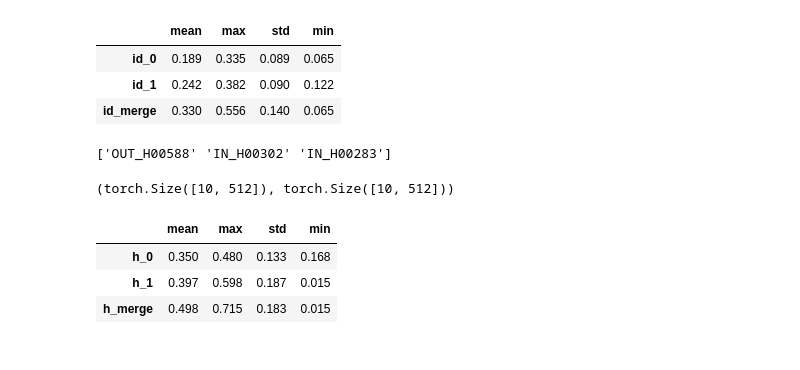
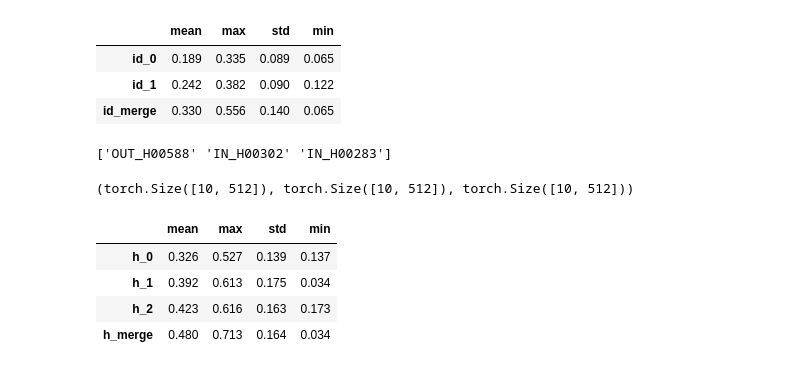
Before and after one commit to estkts2/4th_tr1_etc, a Jupyter notebook: reid_eda.ipynb, the cells around one changed output. Cells and saved outputs as stored; diff of their text form; code cells hidden in the pictures.

```diff
--- a/reid_eda.ipynb
+++ b/reid_eda.ipynb
@@ -155,19 +155,22 @@ sample_h_2 = df.query('H ==  @hs[1]').sample(n=10)['path'].values.tolist()
 # 임베딩 구하기
 ebds_0 = extractor(list(sample_h_0))
 ebds_1 = extractor(list(sample_h_1))
-ebds_0.shape, ebds_1.shape
+ebds_2 = extractor(list(sample_h_2))
+ebds_0.shape, ebds_1.shape, ebds_2.shape
 # %% [output]
-(torch.Size([10, 512]), torch.Size([10, 512]))
+(torch.Size([10, 512]), torch.Size([10, 512]), torch.Size([10, 512]))
 # %%
 # 다른 사람간의 사잇각 평균, max, std, min
 sts_0 = mean_diff(ebds_0)
 sts_1 = mean_diff(ebds_1)
-sts   = mean_diff(torch.cat([ebds_0, ebds_1], dim=0))
-pd.DataFrame([sts_0, sts_1, sts],
-             index=['h_0', 'h_1', 'h_merge'],
+sts_2 = mean_diff(ebds_2)
+sts   = mean_diff(torch.cat([ebds_0, ebds_1, ebds_2], dim=0))
+pd.DataFrame([sts_0, sts_1, sts_2, sts],
+             index=['h_0', 'h_1', 'h_2', 'h_merge'],
              columns=['mean', 'max', 'std', 'min'])
 # %% [output]
 |  | mean | max | std | min |
-| h_0 | 0.350 | 0.480 | 0.133 | 0.168 |
-| h_1 | 0.397 | 0.598 | 0.187 | 0.015 |
-| h_merge | 0.498 | 0.715 | 0.183 | 0.015 |
+| h_0 | 0.326 | 0.527 | 0.139 | 0.137 |
+| h_1 | 0.392 | 0.613 | 0.175 | 0.034 |
+| h_2 | 0.423 | 0.616 | 0.163 | 0.173 |
+| h_merge | 0.480 | 0.713 | 0.164 | 0.034 |
```
Also changed, not shown: parts of 2 cells of this notebook.
